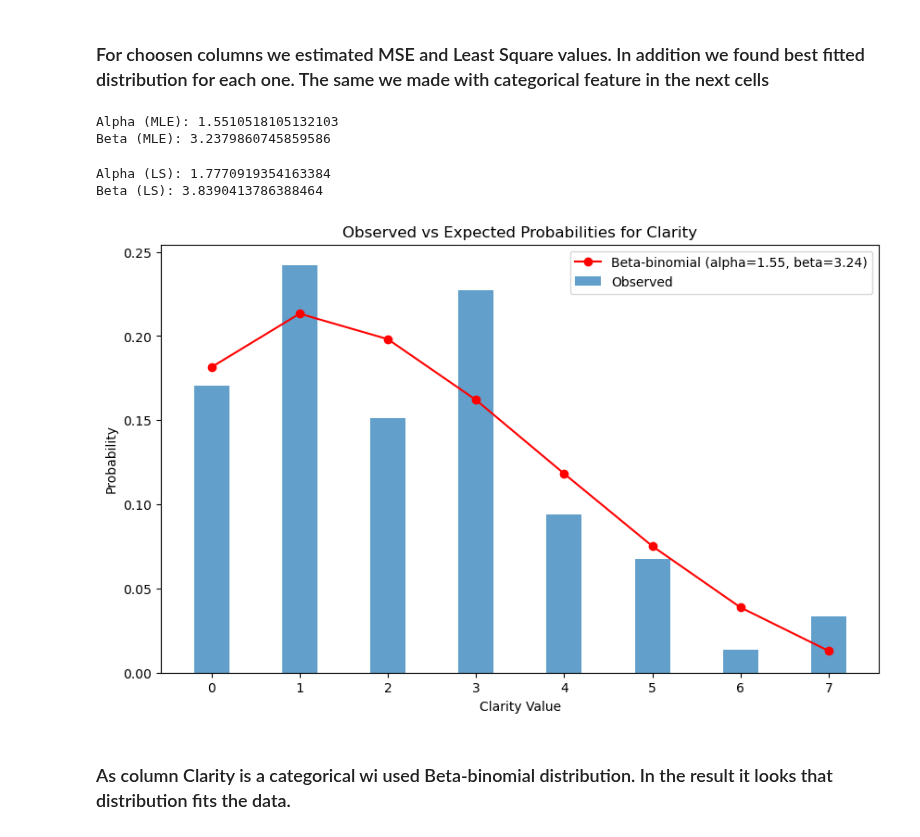
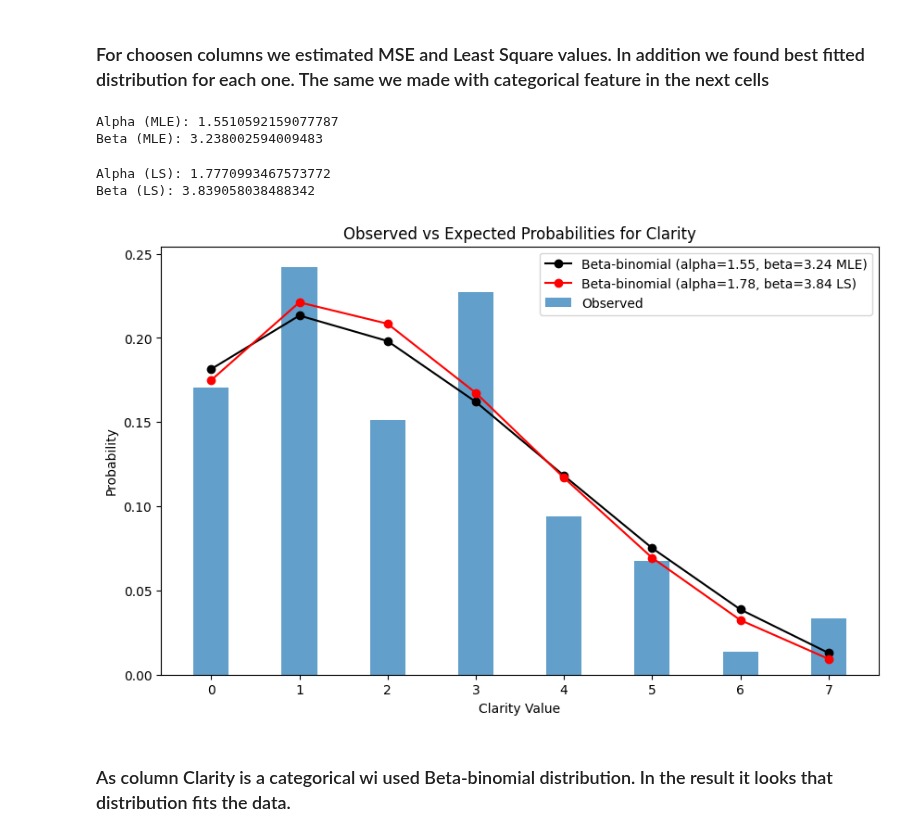
Before and after one commit to RuslanKozlyak/Labs_ITMO, a Jupyter notebook: MVA/MVA_LR_1.ipynb, the cells around one changed output. Cells and saved outputs as stored; diff of their text form; code cells hidden in the pictures.

```diff
--- a/MVA/MVA_LR_1.ipynb
+++ b/MVA/MVA_LR_1.ipynb
@@ -112,6 +114,6 @@ x = data.drop(['price'], axis='columns')
 # %%
-continious_cols = ["carat", "depth", "table", "x", "y", "z"]
-discrite_cols = ["cut","color", "clarity"]
+continious_cols = ["carat", "depth", "table", "x"]
+discrite_cols = ["clarity"]
 
 rows_count, columns_count = x.shape
 # %%
@@ -142,11 +147,11 @@ for i, column in tqdm(enumerate(continious_cols)):
 # %% [markdown]
 ## **3) Estimation of order statistics and represent them as “box with whiskers” plot**
 # %%
-n_rows = len(x.columns)
+n_rows = len(continious_cols+discrite_cols)
 print(n_rows)
 fig, axes = plt.subplots(nrows=n_rows, ncols=1, figsize=(10, n_rows*3+1))
 fig.tight_layout()
 
-for i, column in tqdm(enumerate(x)):
+for i, column in tqdm(enumerate(continious_cols+discrite_cols)):
     sns.boxplot(data=x, x=column, ax=axes[i])
 # %% [output]
@@ -219,18 +243,22 @@ def ls_params(distribution, data):
     result = least_squares(residuals, initial_guess, args=(data, distribution))
     return result.x
 
-def plot_best_fit(data, distribution, params, col):
-    """Plot original data with best fit distribution."""
+def plot_best_fit(data, distribution, mle_params, ls_params, col):
+    """Plot original data with MLE and Least Squares fit distributions."""
     fig, ax = plt.subplots(1, 1, figsize=(10, 6))
 
     # Plot original data in histogram
     ax.hist(data, bins=50, density=True, alpha=0.6, color='b')
 
-    # Plot the best fit distribution
+    # Plot the MLE fit distribution
     xmin, xmax = plt.xlim()
     x = np.linspace(xmin, xmax, 100)
-    pdf = distribution.pdf(x, *params)
-    ax.plot(x, pdf, 'k', linewidth=2, label=distribution.name)
+    mle_pdf = distribution.pdf(x, *mle_params)
+    ax.plot(x, mle_pdf, 'k', linewidth=2, label=f"{distribution.name} (MLE)")
+
+    # Plot the Least Squares fit distribution
+    ls_pdf = distribution.pdf(x, *ls_params)
+    ax.plot(x, ls_pdf, 'r--', linewidth=2, label=f"{distribution.name} (LS)")
 
     title = f"Fit results ({col}): {distribution.name}"
     ax.set_title(title)
@@ -255,6 +283,7 @@ for key, data in data_samples.items():
 
     data_samples_distribution[key] = [best_distribution.name, best_distribution]
 
-    plot_best_fit(data, best_distribution, best_params, col=key)
+    # plot_best_fit(data, best_distribution, best_params, col=key)
+    plot_best_fit(data, best_distribution, mle_parameters, ls_parameters, col=key)
 # %% [output]
 For carat: Best fit distribution: lognorm
@@ -292,8 +331,8 @@ alpha_mle, beta_mle = result.x
 print(f"Alpha (MLE): {alpha_mle}")
 print(f"Beta (MLE): {beta_mle}")
 # %% [output]
-Alpha (MLE): 1.5510518105132103
-Beta (MLE): 3.2379860745859586
+Alpha (MLE): 1.5510592159077787
+Beta (MLE): 3.238002594009483
 # %%
 def residuals(params, data, n):
     a, b = params
@@ -307,26 +346,29 @@ alpha_ls, beta_ls = result_ls.x
 print(f"Alpha (LS): {alpha_ls}")
 print(f"Beta (LS): {beta_ls}")
 # %% [output]
-Alpha (LS): 1.7770919354163384
-Beta (LS): 3.8390413786388464
+Alpha (LS): 1.7770993467573772
+Beta (LS): 3.839058038488342
 # %%
 values, counts = np.unique(data_cl, return_counts=True)
 
 probs_observed = counts / counts.sum()
 
 probs_expected = betabinom.pmf(values, n, alpha_mle, beta_mle)
 
+probs_expected_mse = betabinom.pmf(values, n, alpha_ls, beta_ls)
+
 plt.figure(figsize=(10,6))
 plt.bar(values, probs_observed, width=0.4, align='center', label='Observed', alpha=0.7)
-plt.plot(values, probs_expected, 'o-', color='red', label=f'Beta-binomial (alpha={alpha_mle:.2f}, beta={beta_mle:.2f})')
+plt.plot(values, probs_expected, 'o-', color='black', label=f'Beta-binomial (alpha={alpha_mle:.2f}, beta={beta_mle:.2f} MLE)')
+plt.plot(values, probs_expected_mse, 'o-', color='red', label=f'Beta-binomial (alpha={alpha_ls:.2f}, beta={beta_ls:.2f} LS)')
 plt.xlabel('Clarity Value')
 plt.ylabel('Probability')
 plt.title('Observed vs Expected Probabilities for Clarity')
 plt.xticks(values)
 plt.legend()
 plt.show()
 # %% [output]
-[figure, old version]
+[figure, new version]
 # %% [markdown]
 ### As column Clarity is a categorical wi used Beta-binomial distribution. In the result it looks that distribution fits the data.
 # %% [markdown]
```
Also changed, not shown: parts of 11 cells of this notebook.
